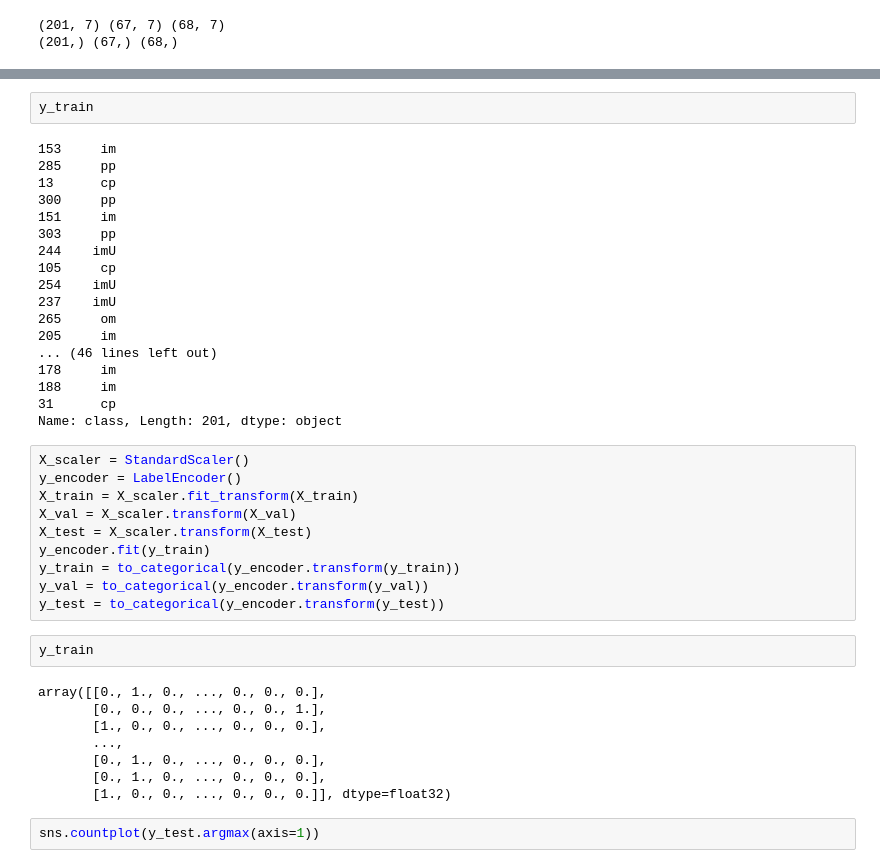
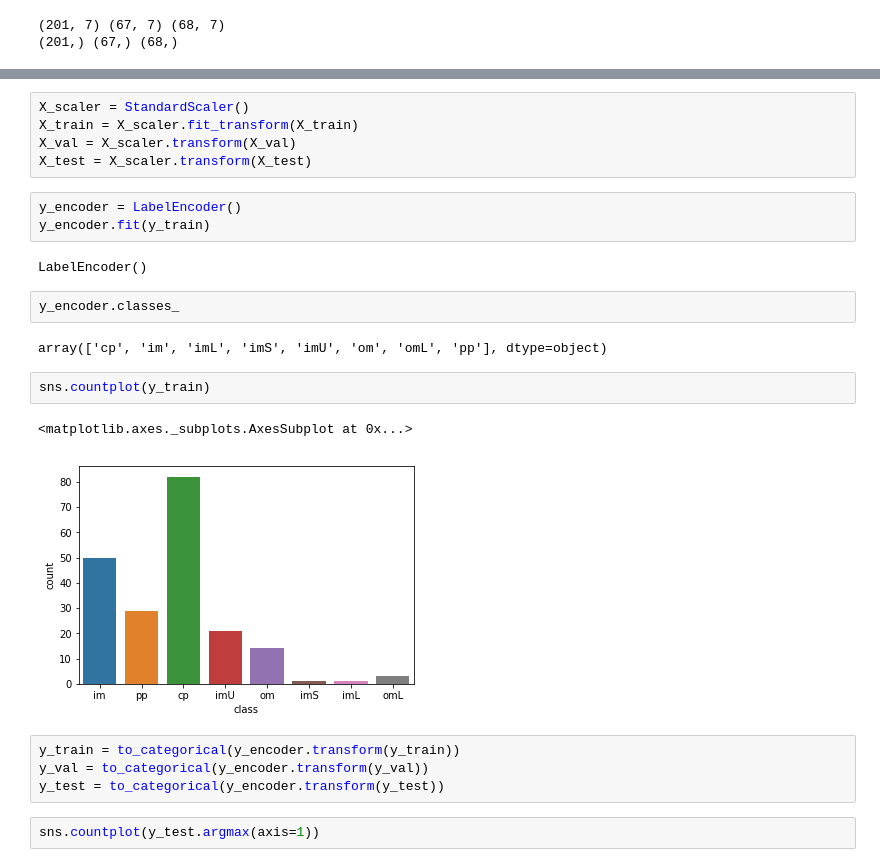
Before and after one commit to SimonMcDonnell/Dissertation, a Jupyter notebook: Ecoli/models.ipynb, the cells around one changed output, grey strips where cells are left out. Saved outputs shown, nothing was run; the diff lists cells and outputs as text.

```diff
--- a/Ecoli/models.ipynb
+++ b/Ecoli/models.ipynb
@@ -46,43 +46,26 @@ sns.countplot(y)
-# %%
-y_train
-# %% [output]
-153     im
-285     pp
-13      cp
-300     pp
-151     im
-303     pp
-244    imU
-105     cp
-254    imU
-237    imU
-265     om
-205     im
-... (46 lines left out)
-178     im
-188     im
-31      cp
-Name: class, Length: 201, dtype: object
 # %%
 X_scaler = StandardScaler()
-y_encoder = LabelEncoder()
 X_train = X_scaler.fit_transform(X_train)
 X_val = X_scaler.transform(X_val)
 X_test = X_scaler.transform(X_test)
-y_encoder.fit(y_train)
-y_train = to_categorical(y_encoder.transform(y_train))
-y_val = to_categorical(y_encoder.transform(y_val))
-y_test = to_categorical(y_encoder.transform(y_test))
-# %%
-y_train
-# %% [output]
-array([[0., 1., 0., ..., 0., 0., 0.],
-       [0., 0., 0., ..., 0., 0., 1.],
-       [1., 0., 0., ..., 0., 0., 0.],
-       ...,
-       [0., 1., 0., ..., 0., 0., 0.],
-       [0., 1., 0., ..., 0., 0., 0.],
-       [1., 0., 0., ..., 0., 0., 0.]], dtype=float32)
+# %%
+y_encoder = LabelEncoder()
+y_encoder.fit(y_train)
+# %% [output]
+LabelEncoder()
+# %%
+y_encoder.classes_
+# %% [output]
+array(['cp', 'im', 'imL', 'imS', 'imU', 'om', 'omL', 'pp'], dtype=object)
+# %%
+sns.countplot(y_train)
+# %% [output]
+<matplotlib.axes._subplots.AxesSubplot at 0x...>
+[figure, added]
+# %%
+y_train = to_categorical(y_encoder.transform(y_train))
+y_val = to_categorical(y_encoder.transform(y_val))
+y_test = to_categorical(y_encoder.transform(y_test))
 # %%
 sns.countplot(y_test.argmax(axis=1))
 # %% [output]
```
Also changed, not shown: parts of 8 cells of this notebook, 2 other files.
